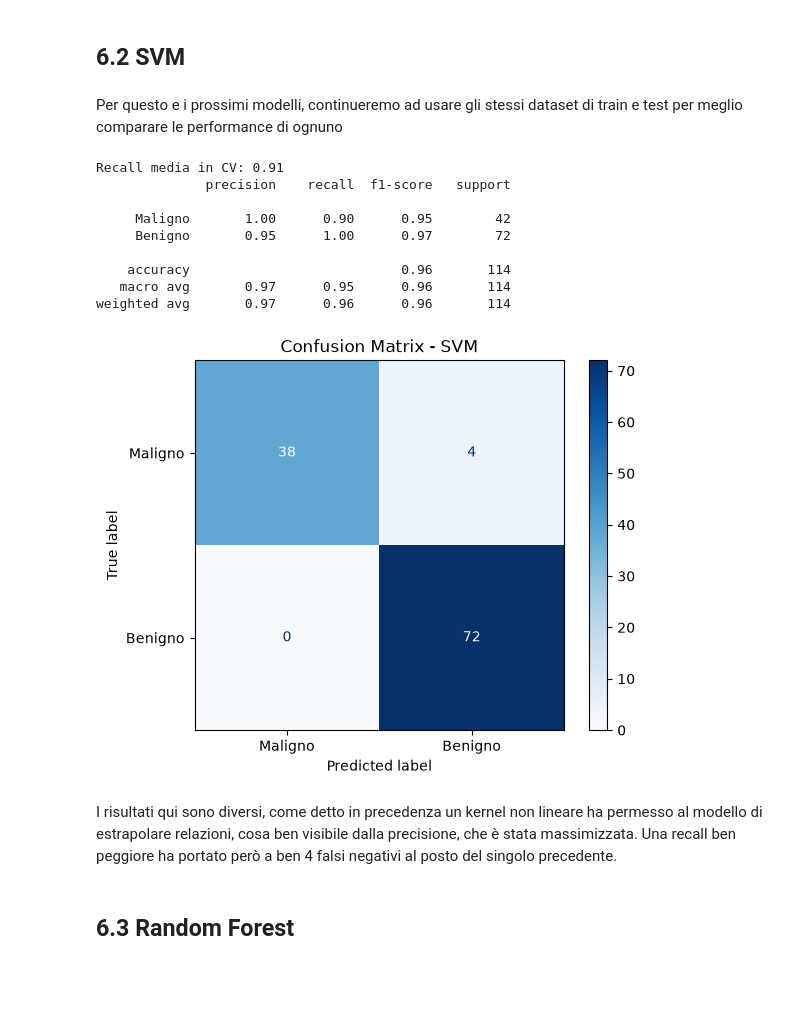
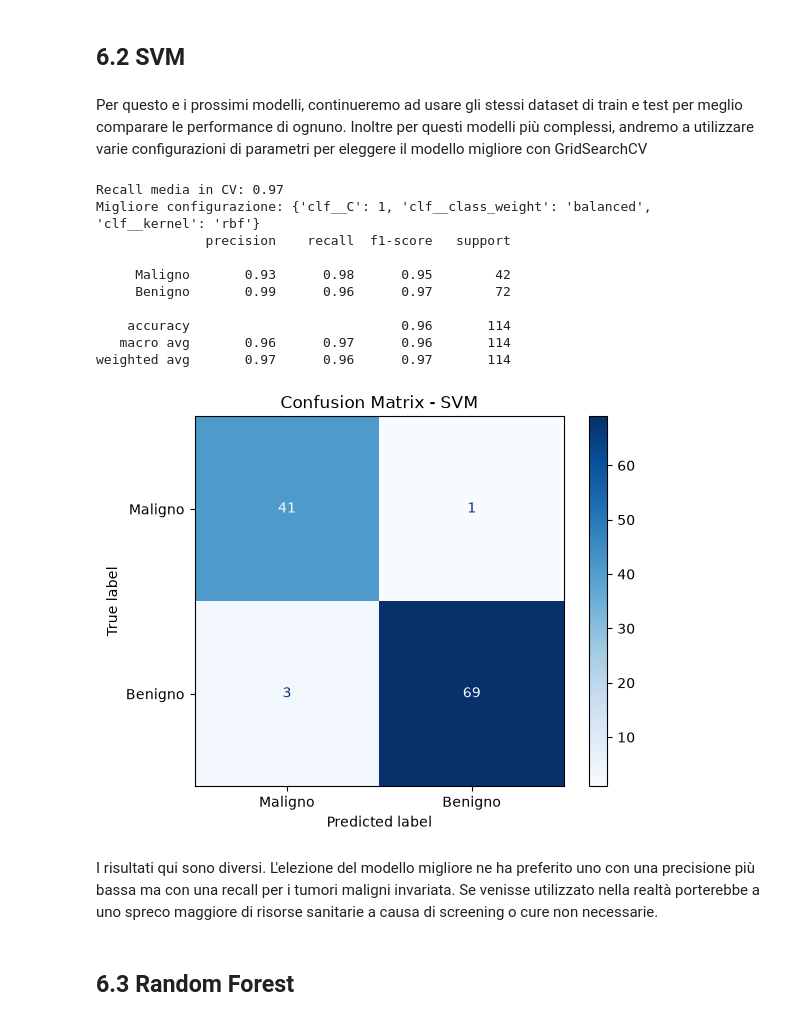
Before and after one commit to JacopoFoschi2/ElaboratoOIAML, a Jupyter notebook: progetto_esame.ipynb, the cells around one changed output. Cells and saved outputs as stored; diff of their text form; code cells hidden in the pictures; blank space fills up the shorter version.

Commit message:
feat: implemented grid search on all complex models

```diff
--- a/progetto_esame.ipynb
+++ b/progetto_esame.ipynb
@@ -363,45 +366,52 @@ from sklearn.svm import SVC
 # %% [markdown]
-Per questo e i prossimi modelli, continueremo ad usare gli stessi dataset di train e test per meglio comparare le performance di ognuno
+Per questo e i prossimi modelli, continueremo ad usare gli stessi dataset di train e test per meglio comparare le performance di ognuno. Inoltre per questi modelli più complessi, andremo a utilizzare varie configurazioni di parametri per eleggere il modello migliore con GridSearchCV
 # %%
 # Pipeline: scaler + modello in un unico oggetto
 pipe_svm = Pipeline([
     ('scaler', StandardScaler()),
-    ('clf', SVC(random_state=42, class_weight='balanced', kernel='poly'))
+    ('clf', SVC(random_state=42))
 ])
 
-# Cross-validation sul train set, con focus sulla recall della classe maligna (0), con anche shuffling dei dati per garantire una distribuzione più equilibrata tra i fold.
-cv = StratifiedKFold(n_splits=5, shuffle=True, random_state=42)
-scores_svm = cross_val_score(pipe_svm, X_train, y_train, cv=cv, scoring='recall_macro')
+param_grid_svm = {
+    'clf__kernel': ['rbf', 'poly', 'linear'],
+    'clf__class_weight': [None, 'balanced'],
+    'clf__C': [0.1, 1, 10]
+}
 
-print(f"Recall media in CV: {scores_svm.mean():.2f}")
+grid_svm = GridSearchCV(pipe_svm, param_grid_svm, cv=cv, scoring='recall_macro', n_jobs=-1)
+grid_svm.fit(X_train, y_train)
 
-# Addestramento finale sul train set completo
-pipe_svm.fit(X_train, y_train)
+print(f"Recall media in CV: {grid_svm.best_score_:.2f}")
+print(f"Migliore configurazione: {grid_svm.best_params_}")
+
+# Estraiamo il modello migliore trovato dalla grid search
+best_svm = grid_svm.best_estimator_
 
 # Valutazione sul test set
-y_pred_svm = pipe_svm.predict(X_test)
+y_pred_svm = best_svm.predict(X_test)
 
 print(classification_report(y_test, y_pred_svm, target_names=['Maligno', 'Benigno']))
 
 # Confusion matrix
 cm_svm = confusion_matrix(y_test, y_pred_svm)
 disp = ConfusionMatrixDisplay(confusion_matrix=cm_svm, display_labels=['Maligno', 'Benigno'])
 disp.plot(cmap='Blues')
 plt.title('Confusion Matrix - SVM')
 plt.show()
 # %% [output]
-Recall media in CV: 0.91
+Recall media in CV: 0.97
+Migliore configurazione: {'clf__C': 1, 'clf__class_weight': 'balanced', 'clf__kernel': 'rbf'}
               precision    recall  f1-score   support
 
-     Maligno       1.00      0.90      0.95        42
-     Benigno       0.95      1.00      0.97        72
+     Maligno       0.93      0.98      0.95        42
+     Benigno       0.99      0.96      0.97        72
 
     accuracy                           0.96       114
-   macro avg       0.97      0.95      0.96       114
-weighted avg       0.97      0.96      0.96       114
+   macro avg       0.96      0.97      0.96       114
+weighted avg       0.97      0.96      0.97       114
-[figure, old version]
+[figure, new version]
 # %% [markdown]
-I risultati qui sono diversi, come detto in precedenza un kernel non lineare ha permesso al modello di estrapolare relazioni, cosa ben visibile dalla precisione, che è stata massimizzata. Una recall ben peggiore ha portato però a ben 4 falsi negativi al posto del singolo precedente.
+I risultati qui sono diversi. L'elezione del modello migliore ne ha preferito uno con una precisione più bassa ma con una recall per i tumori maligni invariata. Se venisse utilizzato nella realtà porterebbe a uno spreco maggiore di risorse sanitarie a causa di screening o cure non necessarie.
 # %% [markdown]
 ## **6.3 Random Forest**
 # %%
```
Also changed, not shown: parts of 7 cells of this notebook.
